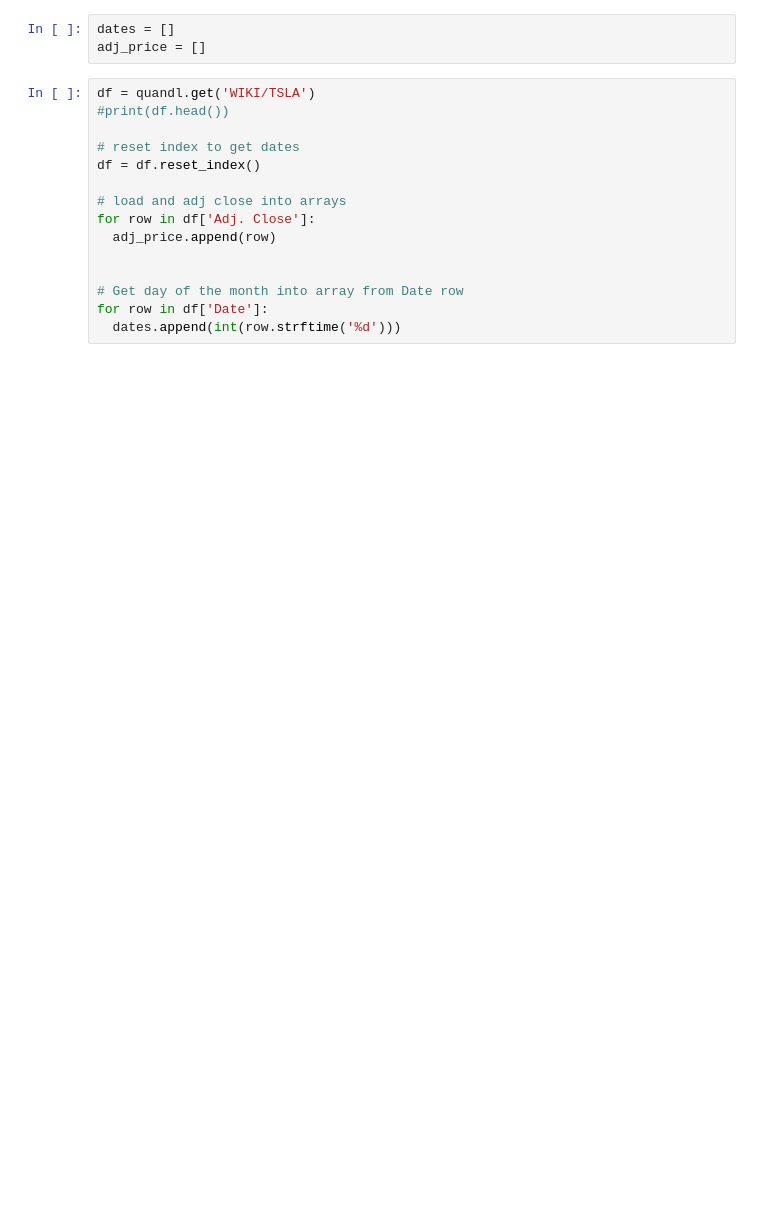
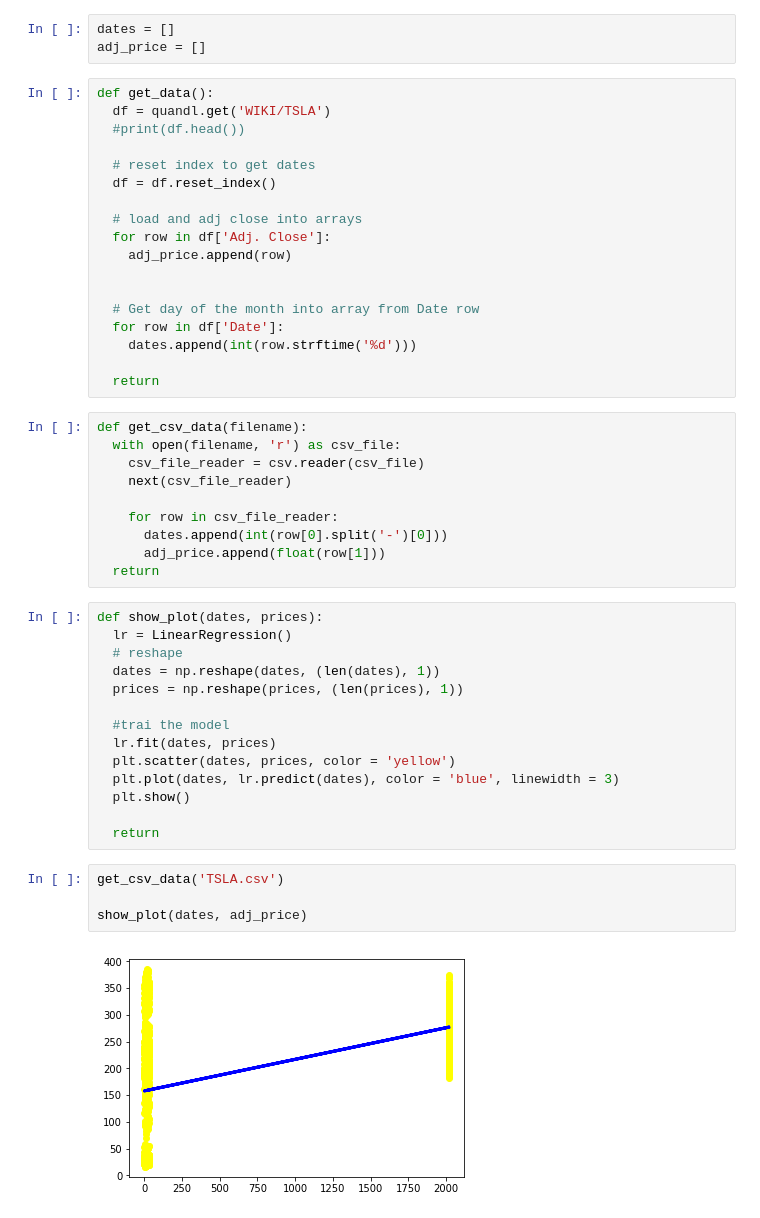
Before and after one commit to thebishorup/stock-prediction, a Jupyter notebook: stock_prediction.ipynb, the cells around one changed output. Saved outputs shown, nothing was run; the diff lists cells and outputs as text; blank space fills up the shorter version.

```diff
--- a/stock_prediction.ipynb
+++ b/stock_prediction.ipynb
@@ -12,17 +22,50 @@ import quandl
 dates = []
 adj_price = []
 # %%
-df = quandl.get('WIKI/TSLA')
-#print(df.head())
+def get_data():
+  df = quandl.get('WIKI/TSLA')
+  #print(df.head())
 
-# reset index to get dates
-df = df.reset_index()
+  # reset index to get dates
+  df = df.reset_index()
 
-# load and adj close into arrays
-for row in df['Adj. Close']:
-  adj_price.append(row)
+  # load and adj close into arrays
+  for row in df['Adj. Close']:
+    adj_price.append(row)
 
 
-# Get day of the month into array from Date row
-for row in df['Date']:
-  dates.append(int(row.strftime('%d')))
+  # Get day of the month into array from Date row
+  for row in df['Date']:
+    dates.append(int(row.strftime('%d')))
+
+  return
+# %%
+def get_csv_data(filename):
+  with open(filename, 'r') as csv_file:
+    csv_file_reader = csv.reader(csv_file)
+    next(csv_file_reader)
+
+    for row in csv_file_reader:
+      dates.append(int(row[0].split('-')[0]))
+      adj_price.append(float(row[1]))
+  return
+# %%
+def show_plot(dates, prices):
+  lr = LinearRegression()
+  # reshape
+  dates = np.reshape(dates, (len(dates), 1))
+  prices = np.reshape(prices, (len(prices), 1))
+
+  #trai the model
+  lr.fit(dates, prices)
+  plt.scatter(dates, prices, color = 'yellow')
+  plt.plot(dates, lr.predict(dates), color = 'blue', linewidth = 3)
+  plt.show()
+
+  return
+# %%
+get_csv_data('TSLA.csv')
+
+show_plot(dates, adj_price)
+# %% [output]
+[figure, added]
```
Also changed, not shown: parts of 7 cells of this notebook.
